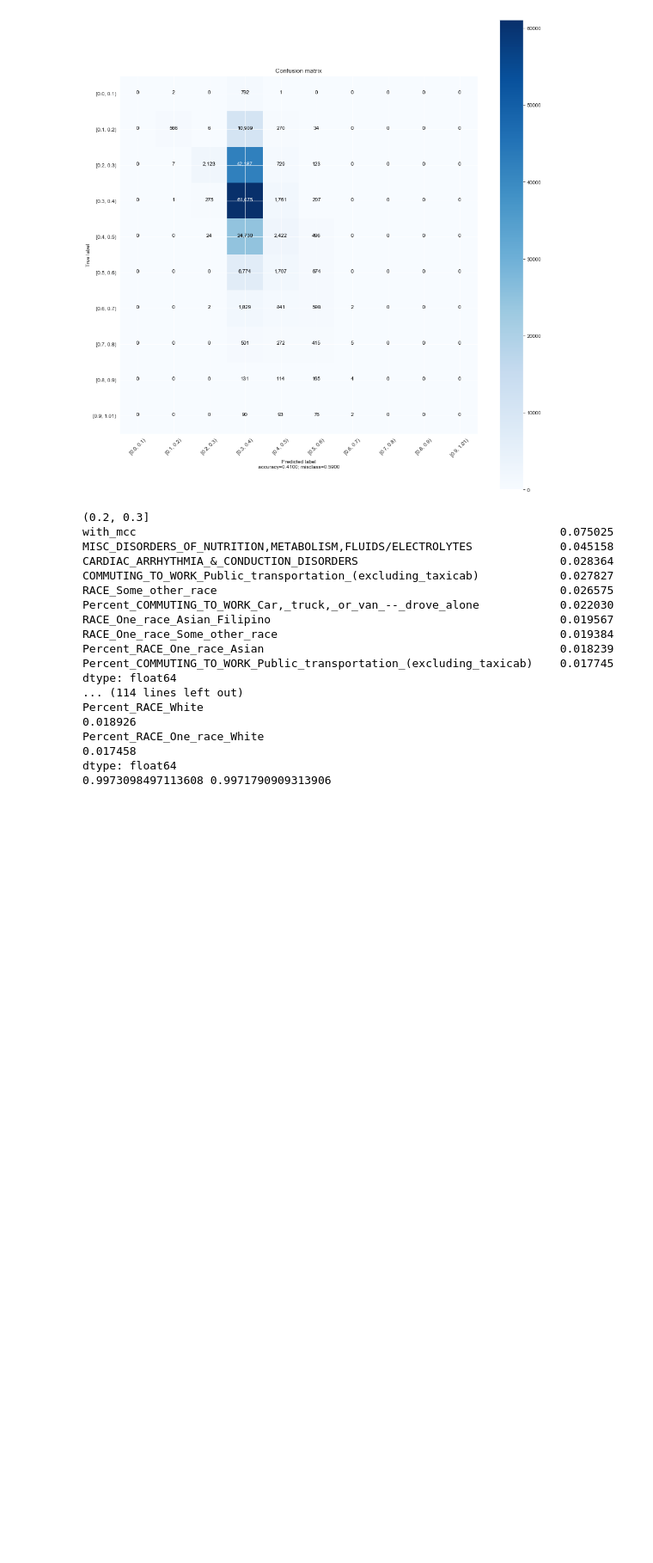
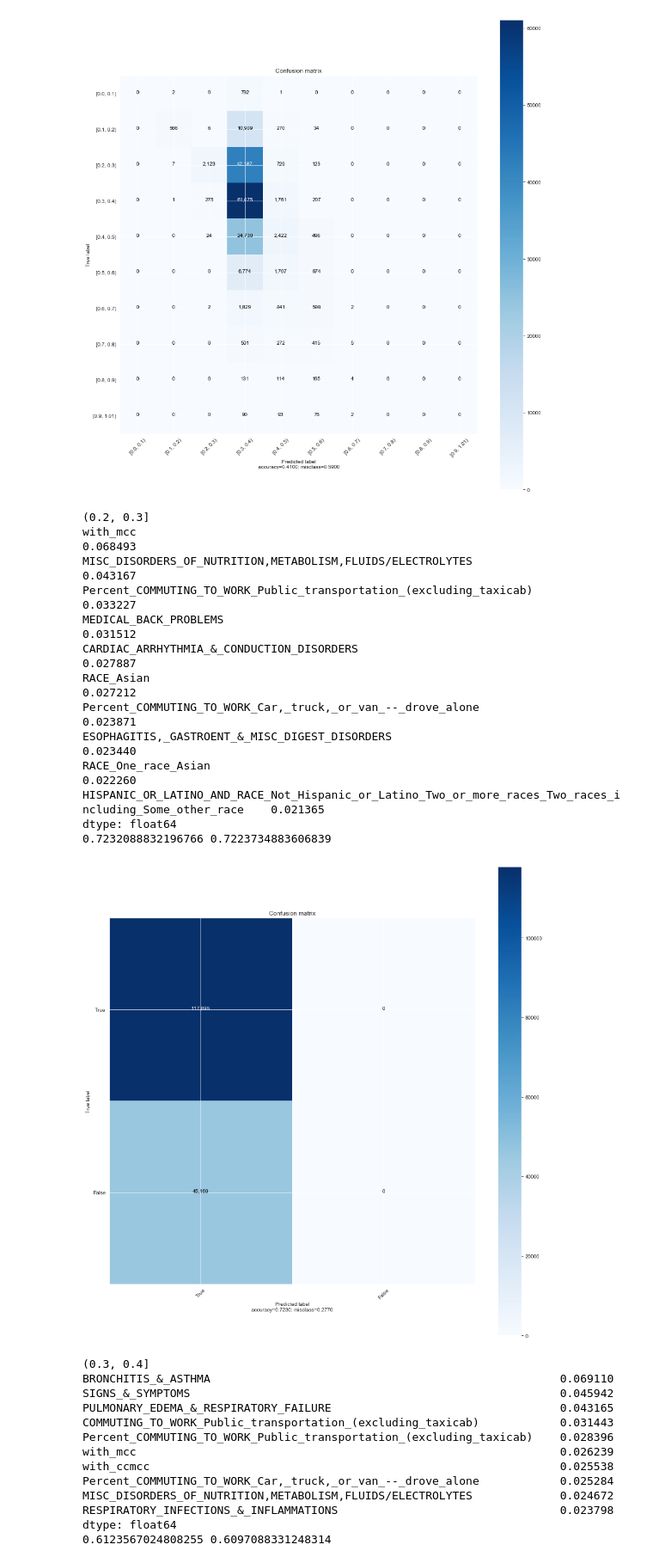
Before and after one commit to menach123/dsc-mod-5-project-online-ds-ft-090919, a Jupyter notebook: random_forest _one.ipynb, the cells around one changed output. Shown at 86% size. Drawn from its saved outputs; the diff is of its cells as text; code cells hidden in the pictures; blank space fills up the shorter version.

```diff
--- a/random_forest _one.ipynb
+++ b/random_forest _one.ipynb
@@ -108,30 +103,44 @@ ax = plot_confusion_matrix(cnf_matrix, dsd, normalize=False)
 # %%
 label = pd.cut(df[target],bins).astype(str)
 predicted = []
-
+true_false= [True, False]
 for i in label.unique():
     num_df[target] = label == i
     print(i)
-    model_clean, feat = random_forest(num_df, show=10)
+    model_clean, feat = random_forest(num_df, show=1)
     X = num_df.drop(columns=[target])
     a = float(i.split(',')[0][1:])- float(i.split(',')[1][:-1])/2
 
+    pred = model_clean.predict(X)
+    cnf_matrix = confusion_matrix(num_df[target], pred)
+    ax = plot_confusion_matrix(cnf_matrix, true_false, normalize=False)
+    plt.show()
     predicted.append(list(model_clean.predict(X)*a))
 # %% [output]
 (0.2, 0.3]
-with_mcc                                                               0.075025
-MISC_DISORDERS_OF_NUTRITION,METABOLISM,FLUIDS/ELECTROLYTES             0.045158
-CARDIAC_ARRHYTHMIA_&_CONDUCTION_DISORDERS                              0.028364
-COMMUTING_TO_WORK_Public_transportation_(excluding_taxicab)            0.027827
-RACE_Some_other_race                                                   0.026575
-Percent_COMMUTING_TO_WORK_Car,_truck,_or_van_--_drove_alone            0.022030
-RACE_One_race_Asian_Filipino                                           0.019567
-RACE_One_race_Some_other_race                                          0.019384
-Percent_RACE_One_race_Asian                                            0.018239
-Percent_COMMUTING_TO_WORK_Public_transportation_(excluding_taxicab)    0.017745
+with_mcc                                                                                                    0.068493
+MISC_DISORDERS_OF_NUTRITION,METABOLISM,FLUIDS/ELECTROLYTES                                                  0.043167
+Percent_COMMUTING_TO_WORK_Public_transportation_(excluding_taxicab)                                         0.033227
+MEDICAL_BACK_PROBLEMS                                                                                       0.031512
+CARDIAC_ARRHYTHMIA_&_CONDUCTION_DISORDERS                                                                   0.027887
+RACE_Asian                                                                                                  0.027212
+Percent_COMMUTING_TO_WORK_Car,_truck,_or_van_--_drove_alone                                                 0.023871
+ESOPHAGITIS,_GASTROENT_&_MISC_DIGEST_DISORDERS                                                              0.023440
+RACE_One_race_Asian                                                                                         0.022260
+HISPANIC_OR_LATINO_AND_RACE_Not_Hispanic_or_Latino_Two_or_more_races_Two_races_including_Some_other_race    0.021365
 dtype: float64
-... (114 lines left out)
-Percent_RACE_White                                                                               0.018926
-Percent_RACE_One_race_White                                                                      0.017458
-dtype: float64
-0.9973098497113608 0.9971790909313906
+0.7232088832196766 0.7223734883606839
+[figure, added]
+(0.3, 0.4]
+BRONCHITIS_&_ASTHMA                                                    0.069110
+SIGNS_&_SYMPTOMS                                                       0.045942
+PULMONARY_EDEMA_&_RESPIRATORY_FAILURE                                  0.043165
+COMMUTING_TO_WORK_Public_transportation_(excluding_taxicab)            0.031443
+Percent_COMMUTING_TO_WORK_Public_transportation_(excluding_taxicab)    0.028396
+with_mcc                                                               0.026239
+with_ccmcc                                                             0.025538
+Percent_COMMUTING_TO_WORK_Car,_truck,_or_van_--_drove_alone            0.025284
+MISC_DISORDERS_OF_NUTRITION,METABOLISM,FLUIDS/ELECTROLYTES             0.024672
+RESPIRATORY_INFECTIONS_&_INFLAMMATIONS                                 0.023798
+dtype: float64
+0.6123567024808255 0.6097088331248314
```
Also changed, not shown: parts of 7 cells of this notebook, 5 other files.
